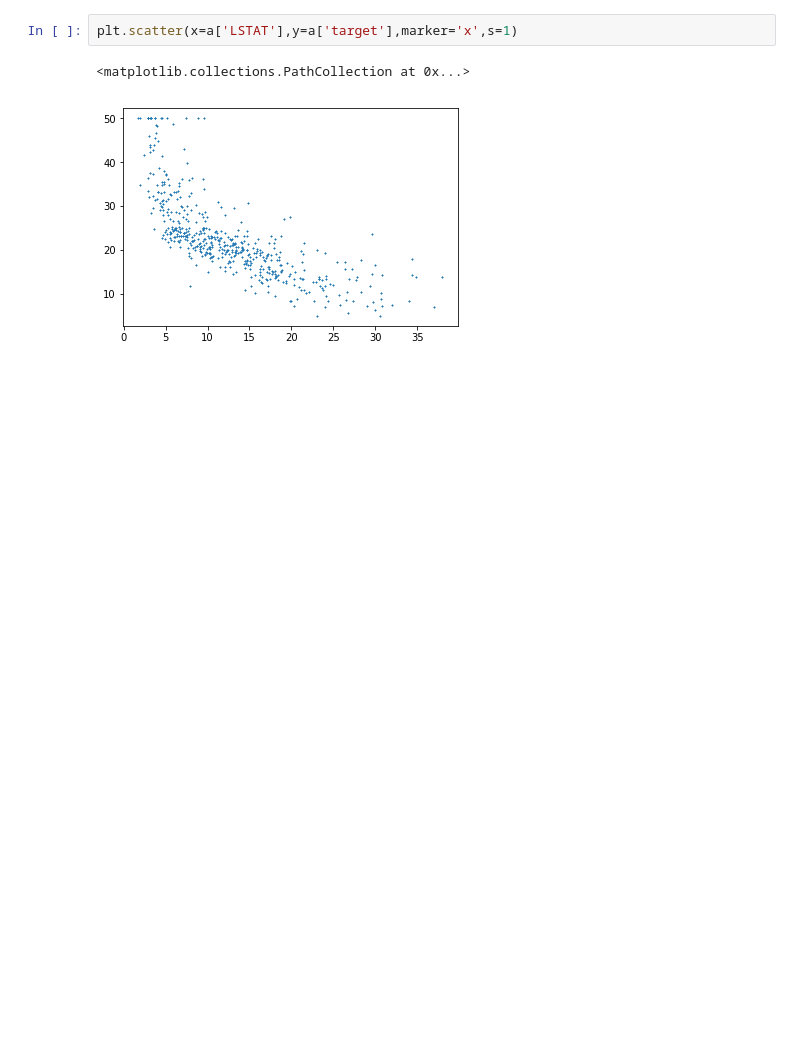
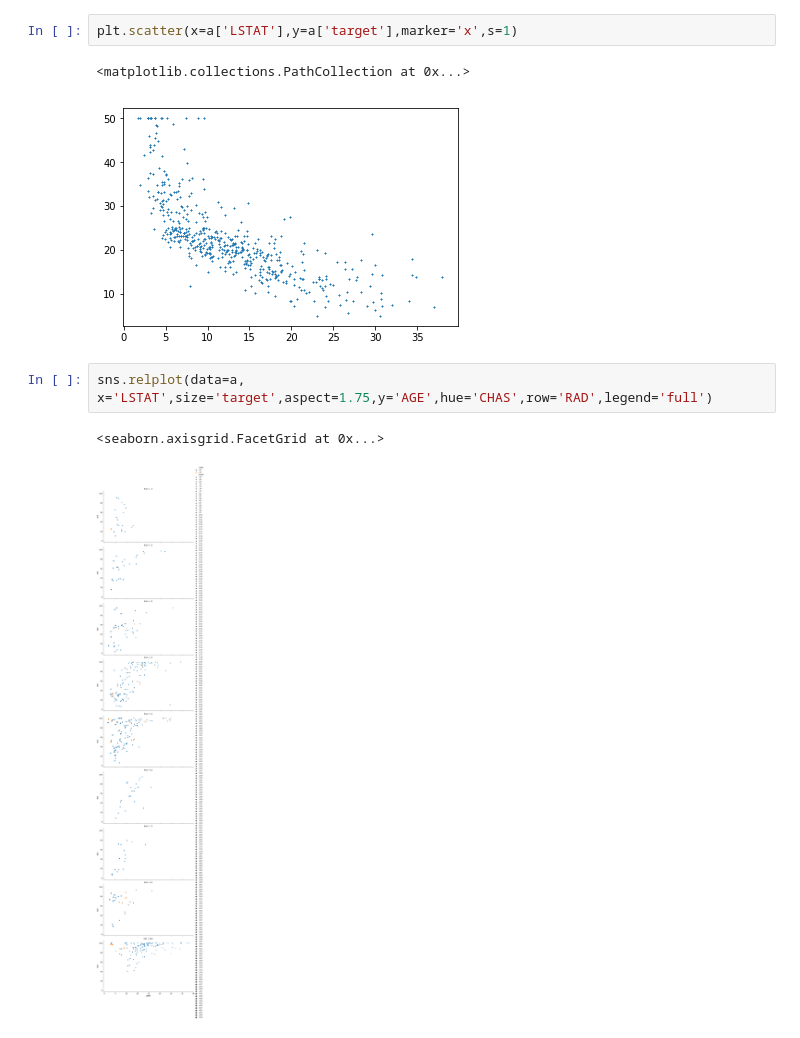
Before and after one commit to leolulu/pystudy3-data-analysis, a Jupyter notebook: 机器学习/scarter再体验.ipynb, the cells around one changed output. Cells and saved outputs as stored; diff of their text form; blank space fills up the shorter version.

```diff
--- a/机器学习/scarter再体验.ipynb
+++ b/机器学习/scarter再体验.ipynb
@@ -27,3 +28,8 @@ plt.scatter(x=a['LSTAT'],y=a['target'],marker='x',s=1)
 # %% [output]
 <matplotlib.collections.PathCollection at 0x...>
 [figure]
+# %%
+sns.relplot(data=a, x='LSTAT',size='target',aspect=1.75,y='AGE',hue='CHAS',row='RAD',legend='full')
+# %% [output]
+<seaborn.axisgrid.FacetGrid at 0x...>
+[figure, added]
```
Also changed, not shown: parts of 1 cell of this notebook, 1 other file.
